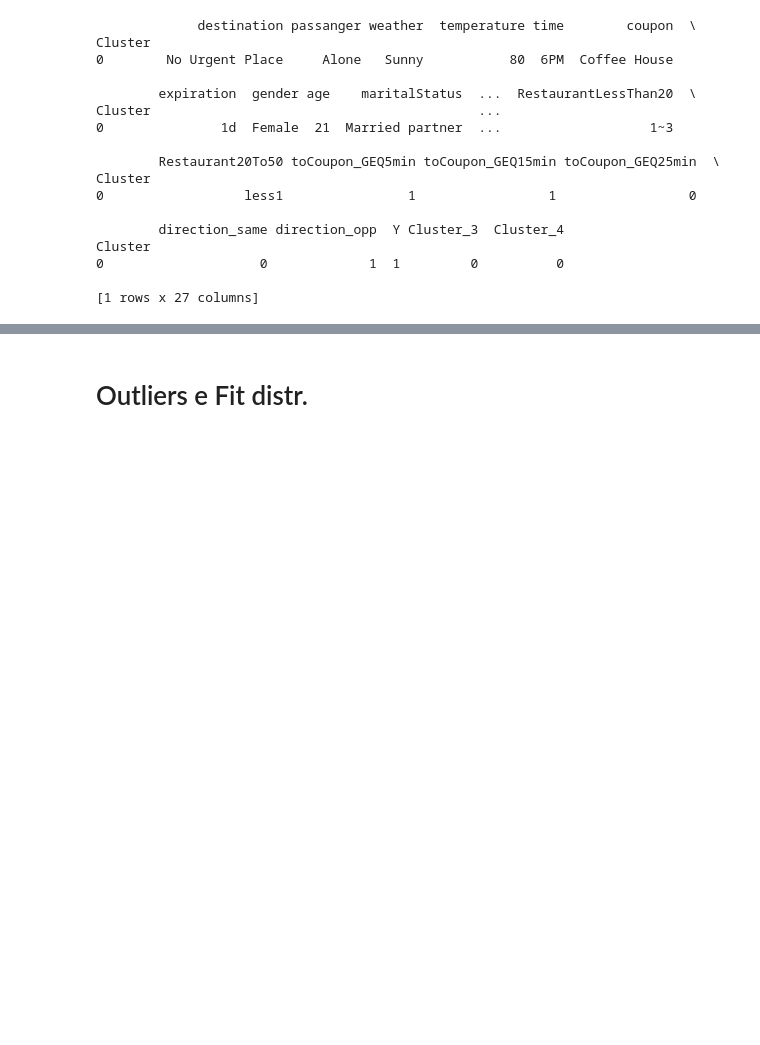
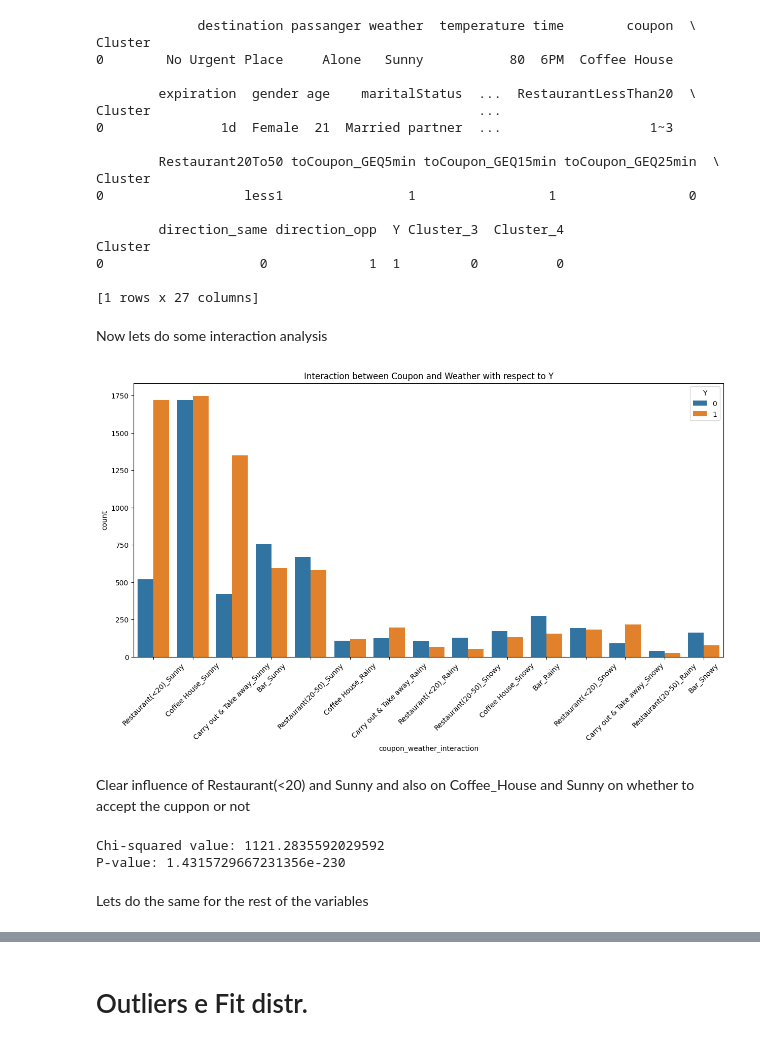
Before and after one commit to leobt23/Data_Mining, a Jupyter notebook: 1_eda/sousa.ipynb, the cells around one changed output, grey strips where cells are left out. Drawn from its saved outputs; the diff is of its cells as text; code cells hidden in the pictures; blank space fills up the shorter version.

```diff
--- a/1_eda/sousa.ipynb
+++ b/1_eda/sousa.ipynb
@@ -509,3 +509,27 @@ Cluster
 0                    0             1  1         0          0
 
 [1 rows x 27 columns]
+# %% [markdown]
+Now lets do some interaction analysis
+# %%
+data['coupon_weather_interaction'] = data['coupon'] + "_" + data['weather']
+# %%
+plt.figure(figsize=(15, 7))
+sns.countplot(data=data, x='coupon_weather_interaction', hue='Y')
+plt.xticks(rotation=45)
+plt.title('Interaction between Coupon and Weather with respect to Y')
+plt.show()
+# %% [output]
+[figure, added]
+# %% [markdown]
+Clear influence of Restaurant(<20) and Sunny and also on Coffee_House and Sunny on whether to accept the cuppon or not
+# %%
+from scipy.stats import chi2_contingency
+
+contingency_table = pd.crosstab(data['coupon_weather_interaction'], data['Y'])
+chi2, p, _, _ = chi2_contingency(contingency_table)
+print(f"Chi-squared value: {chi2}")
+print(f"P-value: {p}")
+# %% [output]
+Chi-squared value: 1121.2835592029592
+P-value: 1.4315729667231356e-230
@@ -511,0 +538,2 @@ Cluster
+# %% [markdown]
+Lets do the same for the rest of the variables
```
Also changed, not shown: parts of 5 cells of this notebook.
